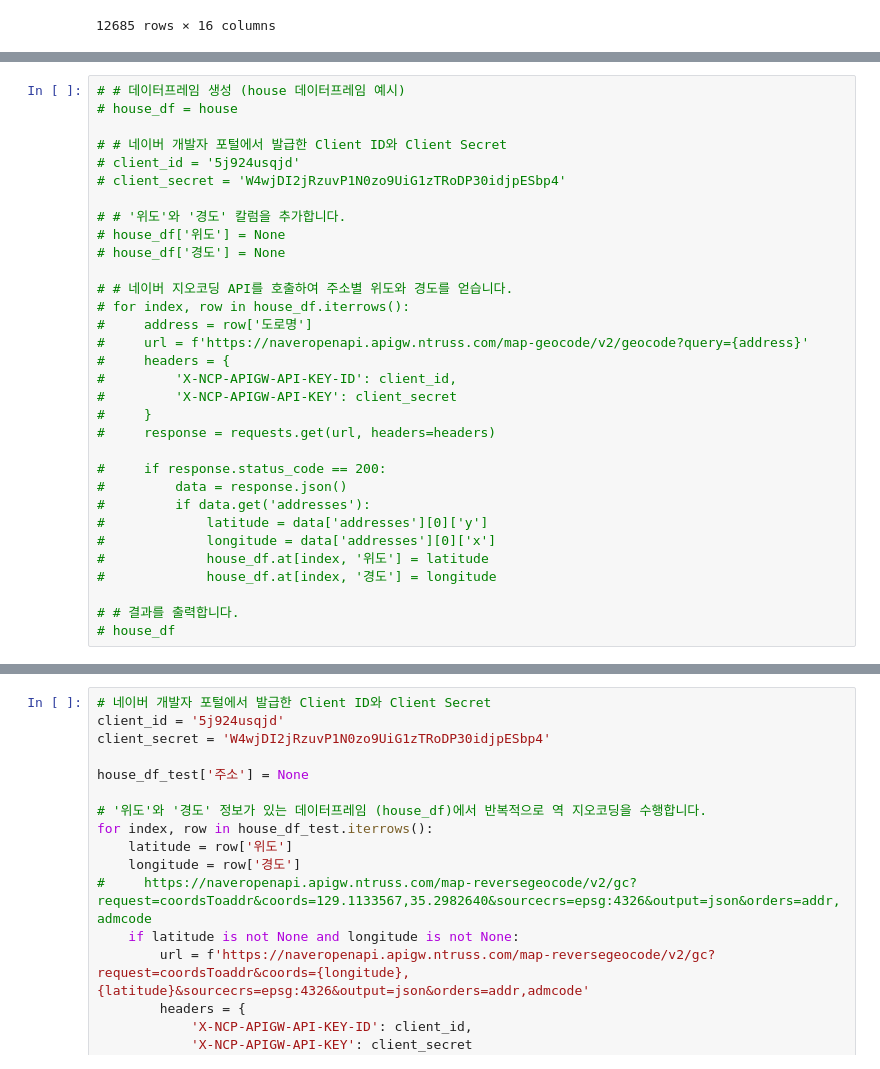
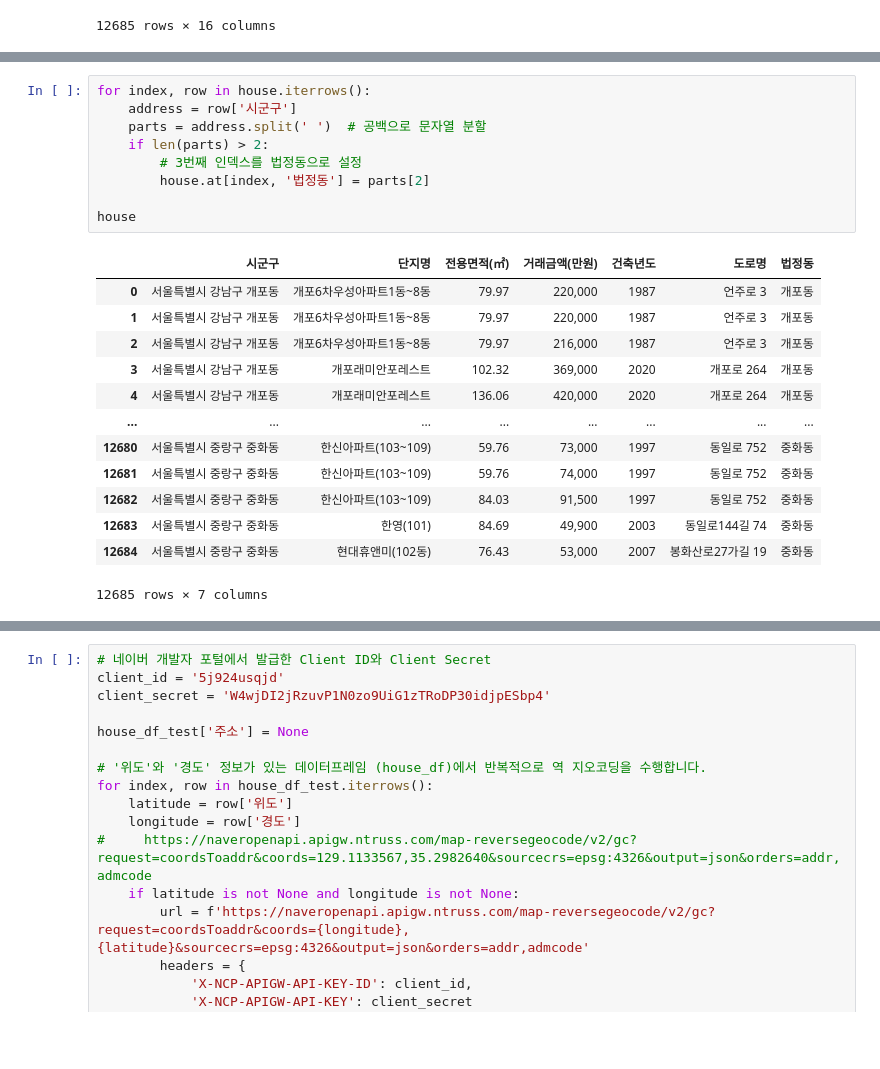
Before and after one commit to hanmin-oh/Data_Anaylasis_Project, a Jupyter notebook: Data_analysis_project_house.ipynb, the cells around one changed output, grey strips where cells are left out. Drawn from its saved outputs; the diff is of its cells as text; blank space fills up the shorter version.

```diff
--- a/Data_analysis_project_house.ipynb
+++ b/Data_analysis_project_house.ipynb
@@ -56,32 +73,23 @@ house
 # %%
-# # 데이터프레임 생성 (house 데이터프레임 예시)
-# house_df = house
+for index, row in house.iterrows():
+    address = row['시군구']
+    parts = address.split(' ')  # 공백으로 문자열 분할
+    if len(parts) > 2:
+        # 3번째 인덱스를 법정동으로 설정
+        house.at[index, '법정동'] = parts[2]
 
-# # 네이버 개발자 포털에서 발급한 Client ID와 Client Secret
-# client_id = '5j924usqjd'
-# client_secret = 'W4wjDI2jRzuvP1N0zo9UiG1zTRoDP30idjpESbp4'
-
-# # '위도'와 '경도' 칼럼을 추가합니다.
-# house_df['위도'] = None
-# house_df['경도'] = None
-
-# # 네이버 지오코딩 API를 호출하여 주소별 위도와 경도를 얻습니다.
-# for index, row in house_df.iterrows():
-#     address = row['도로명']
-#     url = f'https://naveropenapi.apigw.ntruss.com/map-geocode/v2/geocode?query={address}'
-#     headers = {
-#         'X-NCP-APIGW-API-KEY-ID': client_id,
-#         'X-NCP-APIGW-API-KEY': client_secret
-#     }
-#     response = requests.get(url, headers=headers)
-
-#     if response.status_code == 200:
-#         data = response.json()
-#         if data.get('addresses'):
-#             latitude = data['addresses'][0]['y']
-#             longitude = data['addresses'][0]['x']
-#             house_df.at[index, '위도'] = latitude
-#             house_df.at[index, '경도'] = longitude
-
-# # 결과를 출력합니다.
-# house_df
+house
+# %% [output]
+|  | 시군구 | 단지명 | 전용면적(㎡) | 거래금액(만원) | 건축년도 | 도로명 | 법정동 |
+| 0 | 서울특별시 강남구 개포동 | 개포6차우성아파트1동~8동 | 79.97 | 220,000 | 1987 | 언주로 3 | 개포동 |
+| 1 | 서울특별시 강남구 개포동 | 개포6차우성아파트1동~8동 | 79.97 | 220,000 | 1987 | 언주로 3 | 개포동 |
+| 2 | 서울특별시 강남구 개포동 | 개포6차우성아파트1동~8동 | 79.97 | 216,000 | 1987 | 언주로 3 | 개포동 |
+| 3 | 서울특별시 강남구 개포동 | 개포래미안포레스트 | 102.32 | 369,000 | 2020 | 개포로 264 | 개포동 |
+| 4 | 서울특별시 강남구 개포동 | 개포래미안포레스트 | 136.06 | 420,000 | 2020 | 개포로 264 | 개포동 |
+| ... | ... | ... | ... | ... | ... | ... | ... |
+| 12680 | 서울특별시 중랑구 중화동 | 한신아파트(103~109) | 59.76 | 73,000 | 1997 | 동일로 752 | 중화동 |
+| 12681 | 서울특별시 중랑구 중화동 | 한신아파트(103~109) | 59.76 | 74,000 | 1997 | 동일로 752 | 중화동 |
+| 12682 | 서울특별시 중랑구 중화동 | 한신아파트(103~109) | 84.03 | 91,500 | 1997 | 동일로 752 | 중화동 |
+| 12683 | 서울특별시 중랑구 중화동 | 한영(101) | 84.69 | 49,900 | 2003 | 동일로144길 74 | 중화동 |
+| 12684 | 서울특별시 중랑구 중화동 | 현대휴앤미(102동) | 76.43 | 53,000 | 2007 | 봉화산로27가길 19 | 중화동 |
+12685 rows × 7 columns
```
Also changed, not shown: parts of 37 cells of this notebook, 4 other files.
